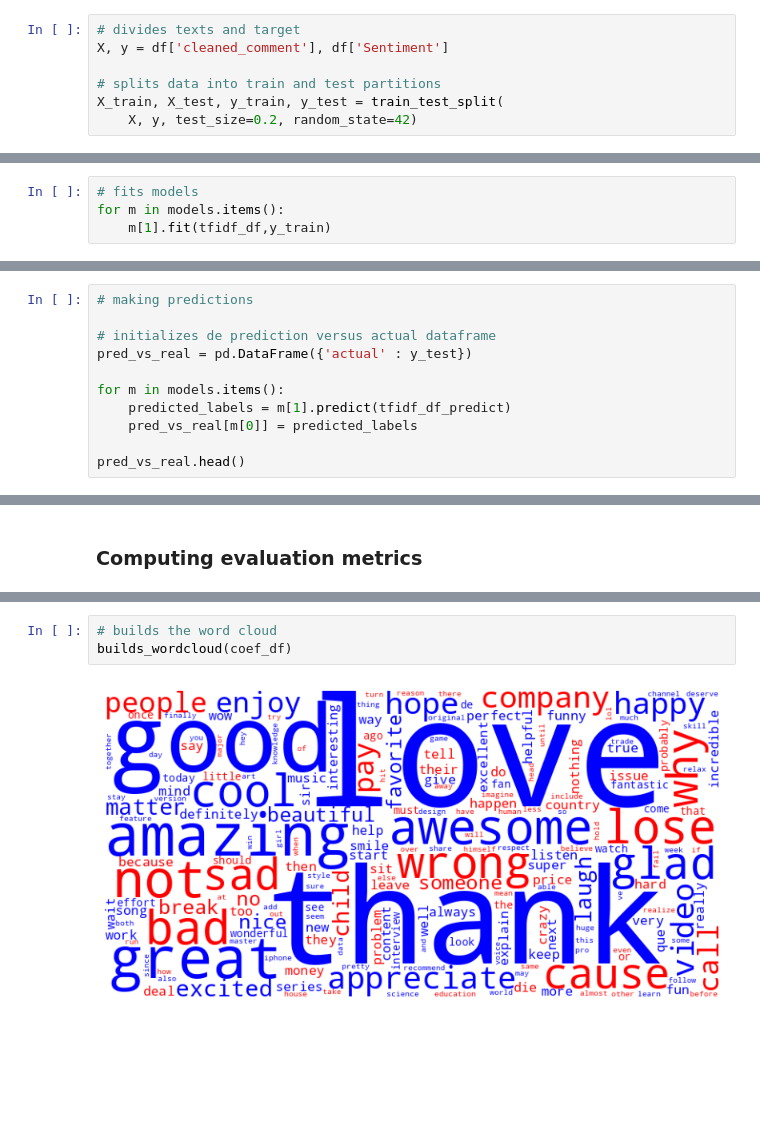
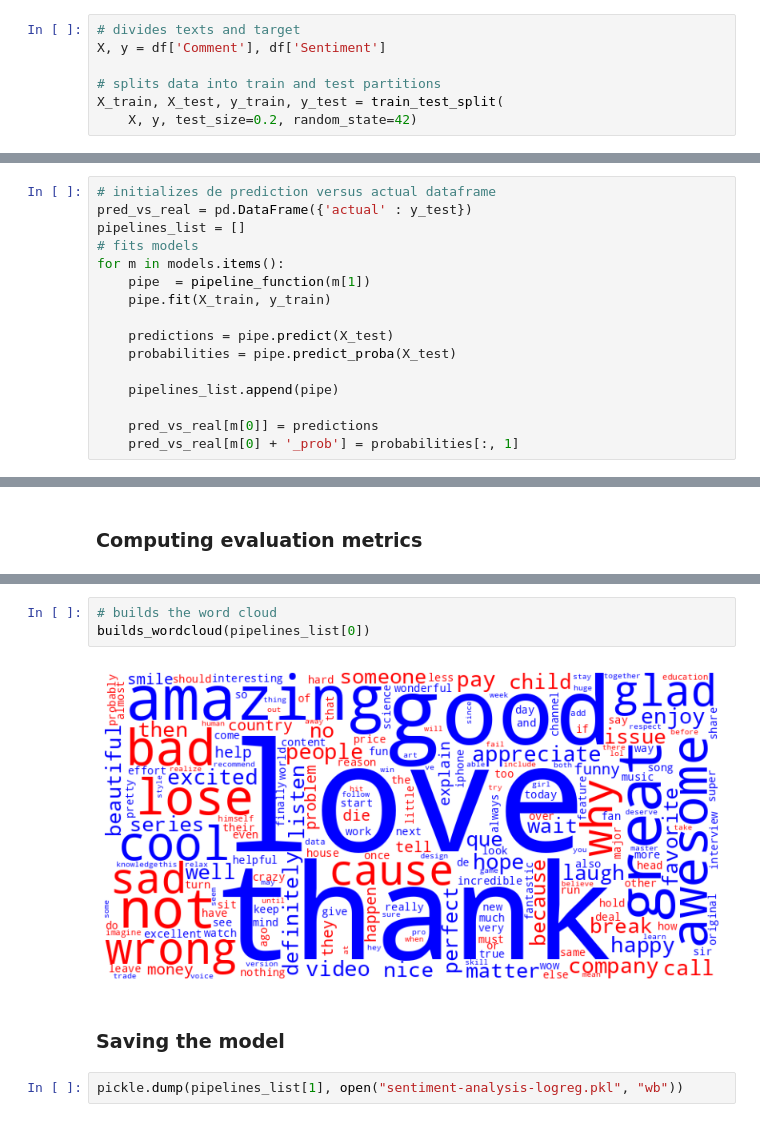
Before and after one commit to gandreguetto/youtube_comments_sentiment, a Jupyter notebook: youtube_comments.ipynb, the cells around one changed output, grey strips where cells are left out. Saved outputs shown, nothing was run; the diff lists cells and outputs as text; blank space fills up the shorter version.

```diff
--- a/youtube_comments.ipynb
+++ b/youtube_comments.ipynb
@@ -141,7 +159,7 @@ df['Sentiment'] = df['Sentiment'].map({'positive' : 1, 'negative' : 0})
 ### Train-test split
 # %%
 # divides texts and target
-X, y = df['cleaned_comment'], df['Sentiment']
+X, y = df['Comment'], df['Sentiment']
 
 # splits data into train and test partitions
 X_train, X_test, y_train, y_test = train_test_split(
@@ -170,7 +169,3 @@ tfidf_df.head()
 # %%
 # list of models
 models = {'logreg' : LogisticRegression(), 'xgboost' : XGBClassifier()}
-# %%
-# fits models
-for m in models.items():
-    m[1].fit(tfidf_df,y_train)
@@ -183,11 +171,0 @@ tfidf_df_predict.columns = sorted(tfidf_model.vocabulary_)
-# %%
-# making predictions
-
-# initializes de prediction versus actual dataframe
-pred_vs_real = pd.DataFrame({'actual' : y_test})
-
-for m in models.items():
-    predicted_labels = m[1].predict(tfidf_df_predict)
-    pred_vs_real[m[0]] = predicted_labels
-
-pred_vs_real.head()
@@ -200,0 +172,16 @@ pred_vs_real.head()
+# %%
+# initializes de prediction versus actual dataframe
+pred_vs_real = pd.DataFrame({'actual' : y_test})
+pipelines_list = []
+# fits models
+for m in models.items():
+    pipe  = pipeline_function(m[1])
+    pipe.fit(X_train, y_train)
+
+    predictions = pipe.predict(X_test)
+    probabilities = pipe.predict_proba(X_test)
+
+    pipelines_list.append(pipe)
+
+    pred_vs_real[m[0]] = predictions
+    pred_vs_real[m[0] + '_prob'] = probabilities[:, 1]
@@ -231,5 +220,9 @@ coef_df
 # %%
 # builds the word cloud
-builds_wordcloud(coef_df)
+builds_wordcloud(pipelines_list[0])
 # %% [output]
-[figure, old version]
+[figure, new version]
+# %% [markdown]
+### Saving the model
+# %%
+pickle.dump(pipelines_list[1], open("sentiment-analysis-logreg.pkl", "wb"))
```
Also changed, not shown: parts of 24 cells of this notebook, 2 other files.
